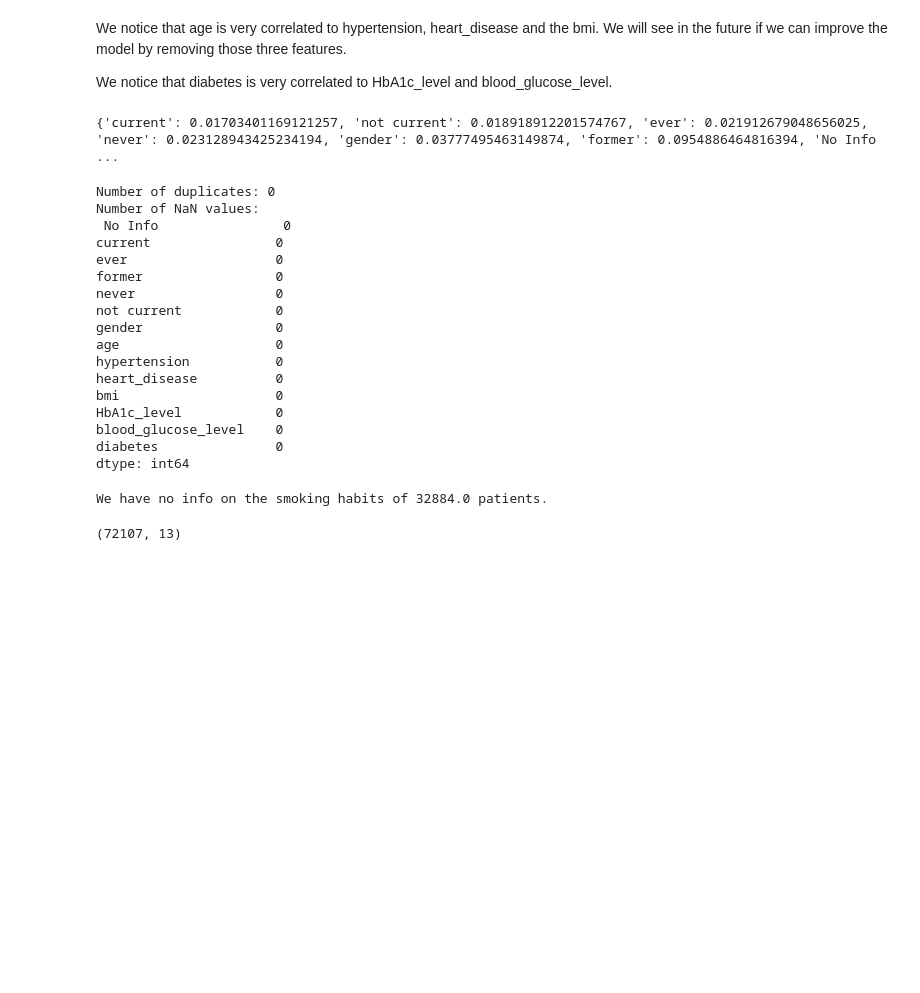
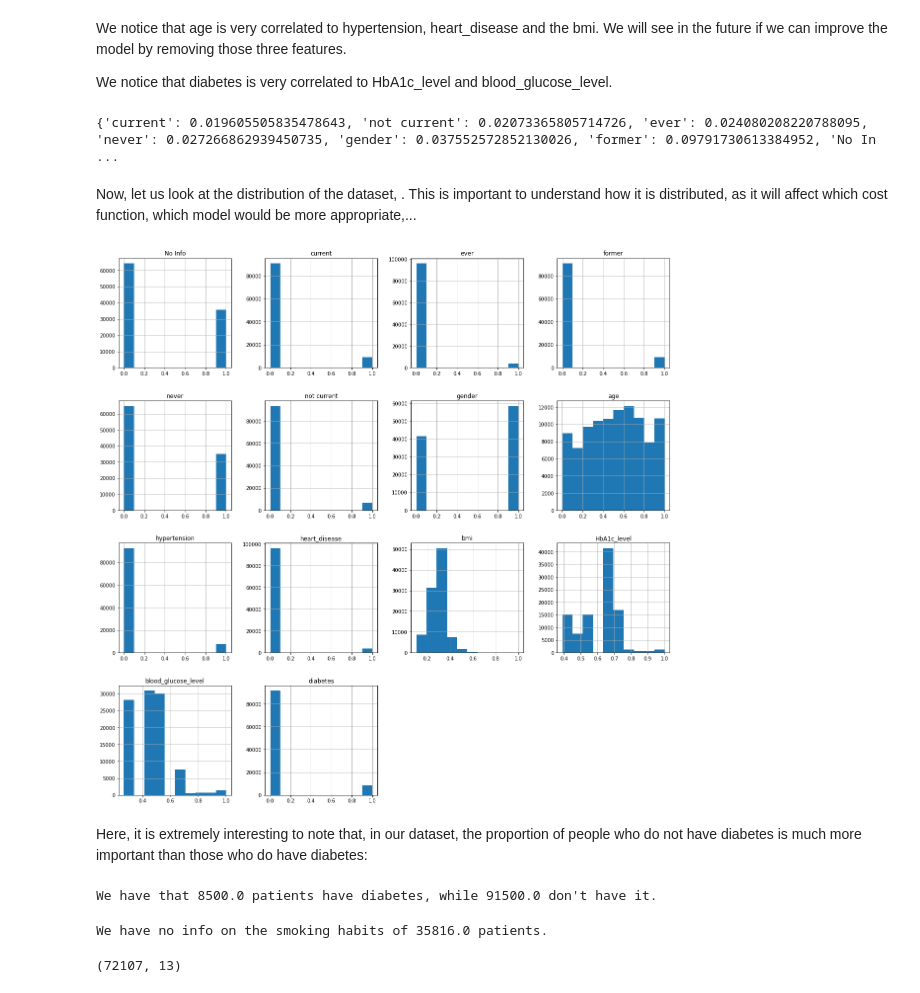
Before and after one commit to flaviagrasso/CSE204_Project, a Jupyter notebook: MachineLearningProject/MACHINE LEARNING PROJECT.ipynb, the cells around one changed output. Cells and saved outputs as stored; diff of their text form; code cells hidden in the pictures; blank space fills up the shorter version.

```diff
--- a/MachineLearningProject/MACHINE LEARNING PROJECT.ipynb
+++ b/MachineLearningProject/MACHINE LEARNING PROJECT.ipynb
@@ -62,3 +59,0 @@ There are 3857 duplicate rows
-# %%
-data.drop_duplicates(inplace=True)
-data
@@ -94,34 +79,26 @@ corr_list_with_diabetes_sorted = {k: abs(v) for k, v in sorted(corr_list_with_di
 
 print(corr_list_with_diabetes_sorted)
 # %% [output]
-{'current': 0.01703401169121257, 'not current': 0.018918912201574767, 'ever': 0.021912679048656025, 'never': 0.023128943425234194, 'gender': 0.03777495463149874, 'former': 0.0954886464816394, 'No Info ...
+{'current': 0.019605505835478643, 'not current': 0.02073365805714726, 'ever': 0.024080208220788095, 'never': 0.027266862939450735, 'gender': 0.037552572852130026, 'former': 0.09791730613384952, 'No In ...
+# %% [markdown]
+Now, let us look at the distribution of the dataset, . This is important to understand how it is distributed, as it will affect which cost function, which model would be more appropriate,...
 # %%
-isnasum = data.isna().sum()
-num_duplicates = data.duplicated().sum()
-print("Number of duplicates:", num_duplicates, "\nNumber of NaN values:\n", isnasum)
+data.describe().T
+p = data.hist(figsize = (20,20))
 # %% [output]
-Number of duplicates: 0
-Number of NaN values:
- No Info                0
-current                0
-ever                   0
-former                 0
-never                  0
-not current            0
-gender                 0
-age                    0
-hypertension           0
-heart_disease          0
-bmi                    0
-HbA1c_level            0
-blood_glucose_level    0
-diabetes               0
-dtype: int64
+[figure, added]
+# %% [markdown]
+Here, it is extremely interesting to note that, in our dataset, the proportion of people who do not have diabetes is much more important than those who do have diabetes:
 # %%
-s = sum(data['No Info'].to_numpy())
-print(f"We have no info on the smoking habits of {s} patients.")
+s = data['diabetes'].to_numpy()
+print(f"We have that {sum(s)} patients have diabetes, while {len(s)-sum(s)} don't have it.")
 # %% [output]
-We have no info on the smoking habits of 32884.0 patients.
+We have that 8500.0 patients have diabetes, while 91500.0 don't have it.
+# %%
+s = sum(data['No Info'].to_numpy())
+print(f"We have no info on the smoking habits of {s} patients.")
+# %% [output]
+We have no info on the smoking habits of 35816.0 patients.
 # %%
 X = data.iloc[:,:-1]
 Y = data.iloc[:,-1:]
```
Also changed, not shown: parts of 8 cells of this notebook.
